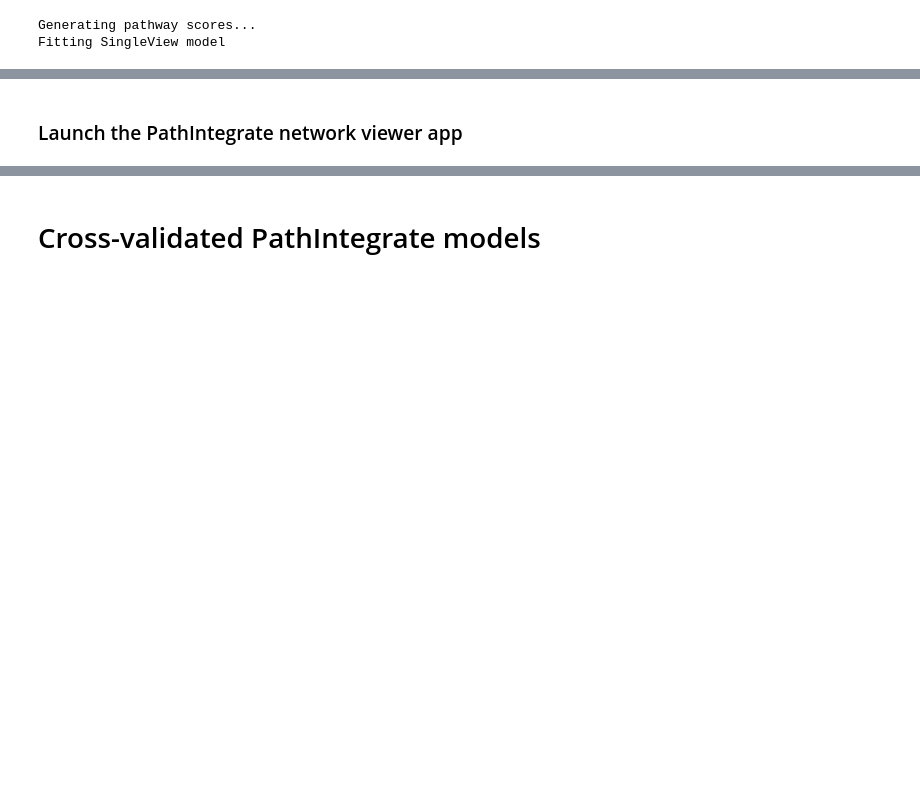
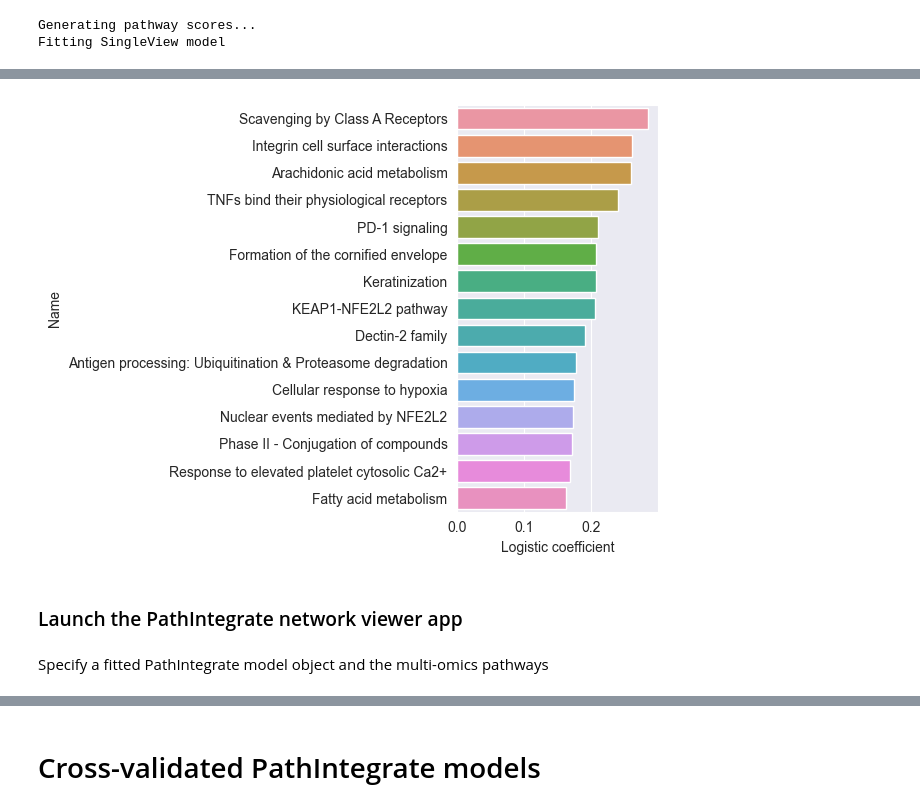
Before and after one commit to cwieder/PathIntegrate, a Jupyter notebook: quickstart.ipynb, the cells around one changed output, grey strips where cells are left out. Saved outputs shown, nothing was run; the diff lists cells and outputs as text; code cells hidden in the pictures; blank space fills up the shorter version.

```diff
--- a/quickstart.ipynb
+++ b/quickstart.ipynb
@@ -102,5 +225,7 @@ pathintegrate.plot.omics_view_importance(covid_multi_view)
 # %%
-covid_single_view = pi_model.SingleView(model_params={'random_state':0, 'max_iter':1000})
+covid_single_view = pi_model.SingleView(
+    model=LogisticRegression,
+    model_params={'random_state':0, 'max_iter':1000})
 # %% [output]
 Generating pathway scores...
 Fitting SingleView model
@@ -126,0 +256,3 @@ covid_single_view.molecular_importance
+# %%
+covid_single_view_pathway_ranking = pd.DataFrame(covid_single_view.coef_, columns=covid_single_view.feature_names_in_, index=['Logistic coefficient']).T
+covid_single_view_pathway_ranking['Name'] = covid_single_view_pathway_ranking.index.map(dict(zip(pi_model.pathway_source.index, pi_model.pathway_source['Pathway_name'])))
@@ -127,5 +275,18 @@ covid_single_view.molecular_importance
+# %%
+sns.barplot(
+    data=covid_single_view_pathway_ranking.sort_values(by='Logistic coefficient', ascending=False).head(15),
+    orient='h',
+    x='Logistic coefficient',
+    y='Name'
+)
+plt.tight_layout()
+plt.show()
+# %% [output]
+[figure, added]
 # %% [markdown]
 ### Launch the PathIntegrate network viewer app
+# %% [markdown]
+Specify a fitted PathIntegrate model object and the multi-omics pathways
 # %%
 pathintegrate.launch_network_app(covid_single_view, mo_paths)
 # %% [output]
```
Also changed, not shown: parts of 49 cells of this notebook, 4 other files.
